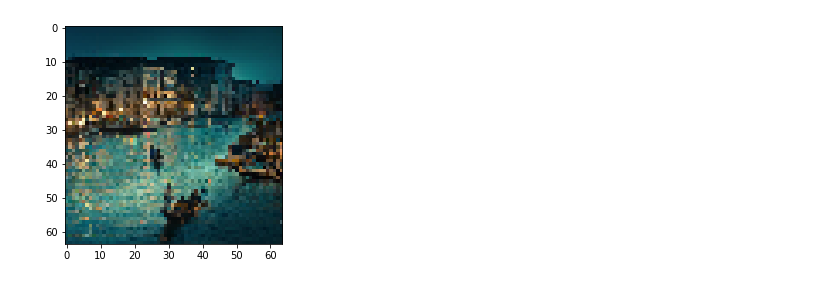
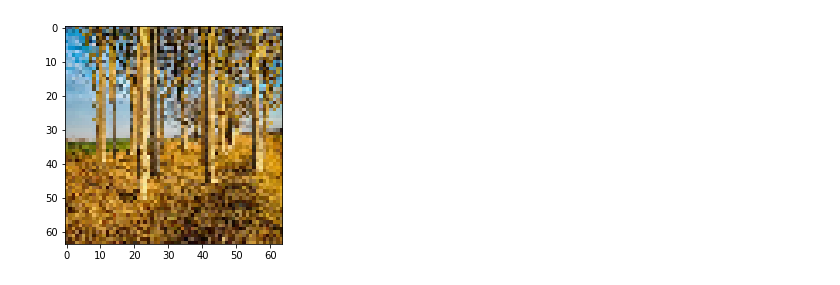
Before and after one commit to Edyarich/dlsystems-final-project, a Jupyter notebook: learning.ipynb, the cells around one changed output. Drawn from its saved outputs; the diff is of its cells as text; code cells hidden in the pictures.

```diff
--- a/learning.ipynb
+++ b/learning.ipynb
@@ -66,26 +68,26 @@ from tqdm import tqdm
 # %%
 from pathlib import Path
 from needle.autograd import Tensor
 
 
 def plot_landscape(img):
     img = np.transpose(img, (1, 2, 0))
     img = (img + 1) / 2
     plt.imshow(img);
 
 
 DATA_DIR = Path('./data/landscapes/')
 IMAGE_FILES = sorted(str(x) for x in list(DATA_DIR.rglob('*.jpg')))
 
 transforms = [
     ndl.data.RandomFlipHorizontal(),
     ndl.data.Lambda(lambda img: np.transpose(img, (2, 0, 1))),
 ]
 
 dataset = ndl.data.LandscapesDataset(
     IMAGE_FILES, extra_transforms=transforms, img_size=64
 )
-plot_landscape(dataset[1])
+plot_landscape(dataset[12])
 # %% [output]
-[figure, old version]
+[figure, new version]
 # %%
```
Also changed, not shown: parts of 9 cells of this notebook.
